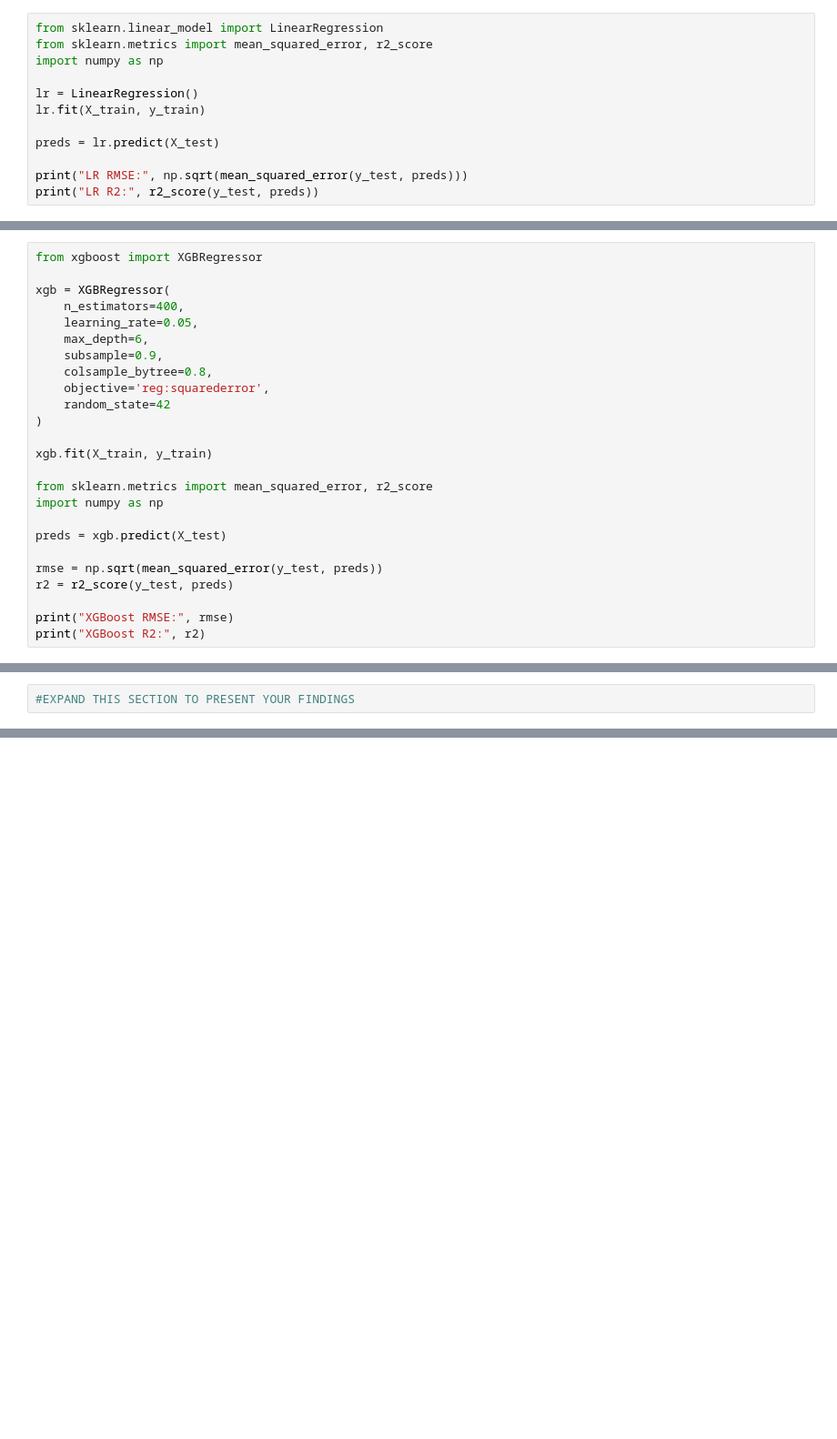
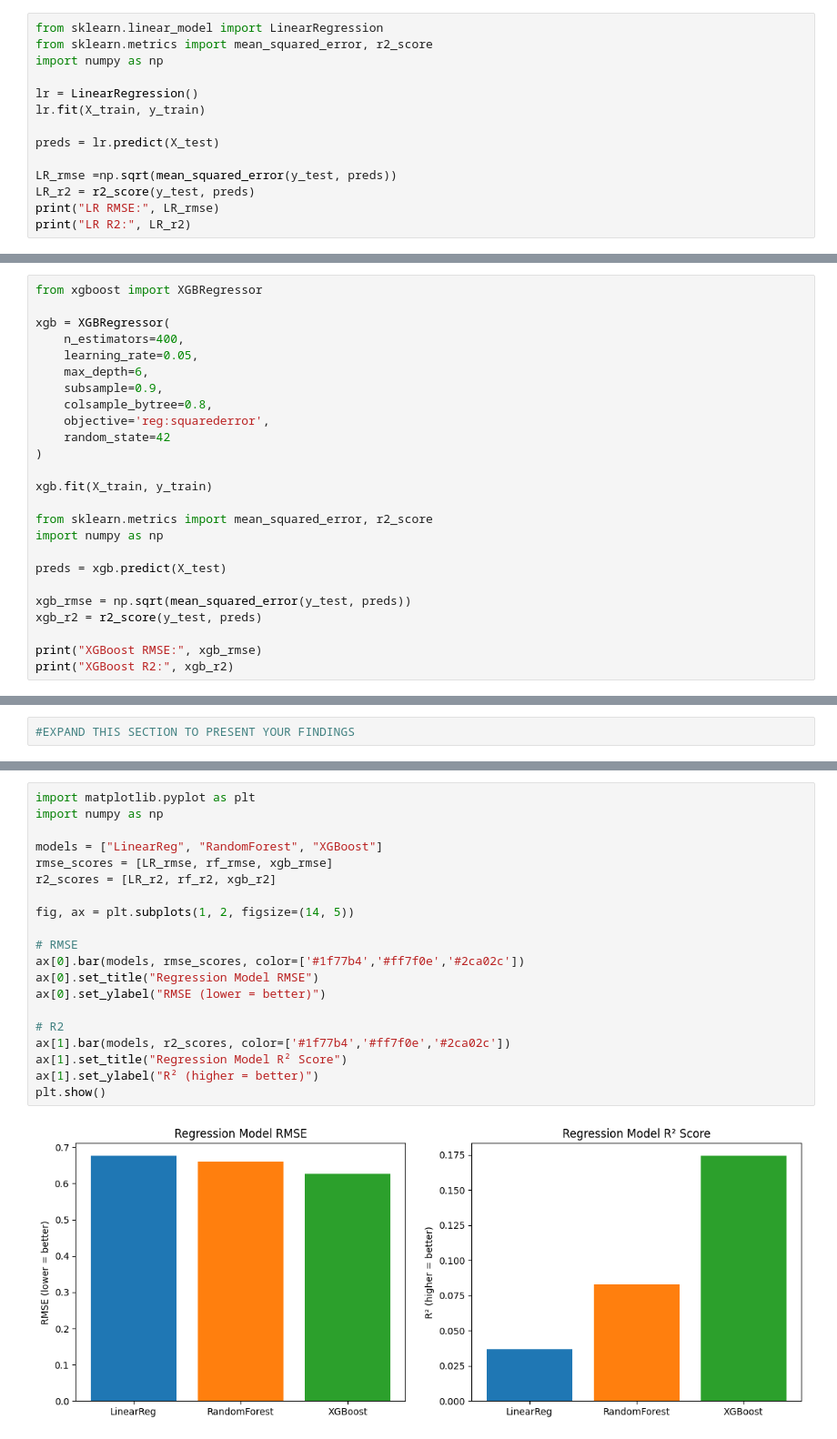
Before and after one commit to kiah-ucsd/DES200, a Jupyter notebook: FinalProject/Final Project_Fall2025.ipynb, the cells around one changed output, grey strips where cells are left out. Shown at 91% size. Saved outputs shown, nothing was run; the diff lists cells and outputs as text; blank space fills up the shorter version.

```diff
--- a/FinalProject/Final Project_Fall2025.ipynb
+++ b/FinalProject/Final Project_Fall2025.ipynb
@@ -1047,8 +1069,10 @@ lr.fit(X_train, y_train)
 
 preds = lr.predict(X_test)
 
-print("LR RMSE:", np.sqrt(mean_squared_error(y_test, preds)))
-print("LR R2:", r2_score(y_test, preds))
+LR_rmse =np.sqrt(mean_squared_error(y_test, preds))
+LR_r2 = r2_score(y_test, preds)
+print("LR RMSE:", LR_rmse)
+print("LR R2:", LR_r2)
 # %% [output]
 LR RMSE: 0.67714064607237
 LR R2: 0.03679268589213258
@@ -1120,8 +1166,8 @@ import numpy as np
 
 preds = xgb.predict(X_test)
 
-rmse = np.sqrt(mean_squared_error(y_test, preds))
-r2 = r2_score(y_test, preds)
+xgb_rmse = np.sqrt(mean_squared_error(y_test, preds))
+xgb_r2 = r2_score(y_test, preds)
 
-print("XGBoost RMSE:", rmse)
-print("XGBoost R2:", r2)
+print("XGBoost RMSE:", xgb_rmse)
+print("XGBoost R2:", xgb_r2)
@@ -1249,0 +1330,22 @@ __Remember:__ Rarely will a single data analysis conclusively answer a research
+# %%
+import matplotlib.pyplot as plt
+import numpy as np
+
+models = ["LinearReg", "RandomForest", "XGBoost"]
+rmse_scores = [LR_rmse, rf_rmse, xgb_rmse]
+r2_scores = [LR_r2, rf_r2, xgb_r2]
+
+fig, ax = plt.subplots(1, 2, figsize=(14, 5))
+
+# RMSE
+ax[0].bar(models, rmse_scores, color=['#1f77b4','#ff7f0e','#2ca02c'])
+ax[0].set_title("Regression Model RMSE")
+ax[0].set_ylabel("RMSE (lower = better)")
+
+# R2
+ax[1].bar(models, r2_scores, color=['#1f77b4','#ff7f0e','#2ca02c'])
+ax[1].set_title("Regression Model R² Score")
+ax[1].set_ylabel("R² (higher = better)")
+plt.show()
+# %% [output]
+[figure, added]
```
Also changed, not shown: parts of 13 cells of this notebook.
